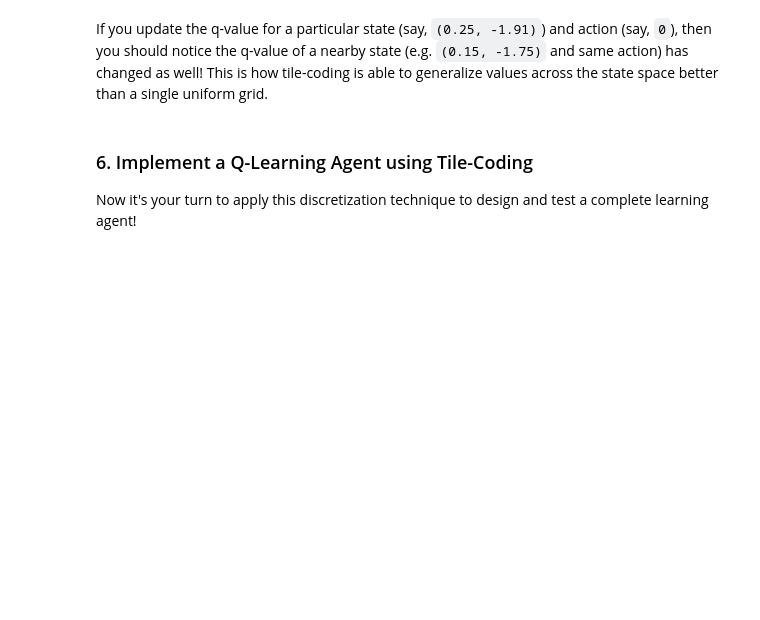
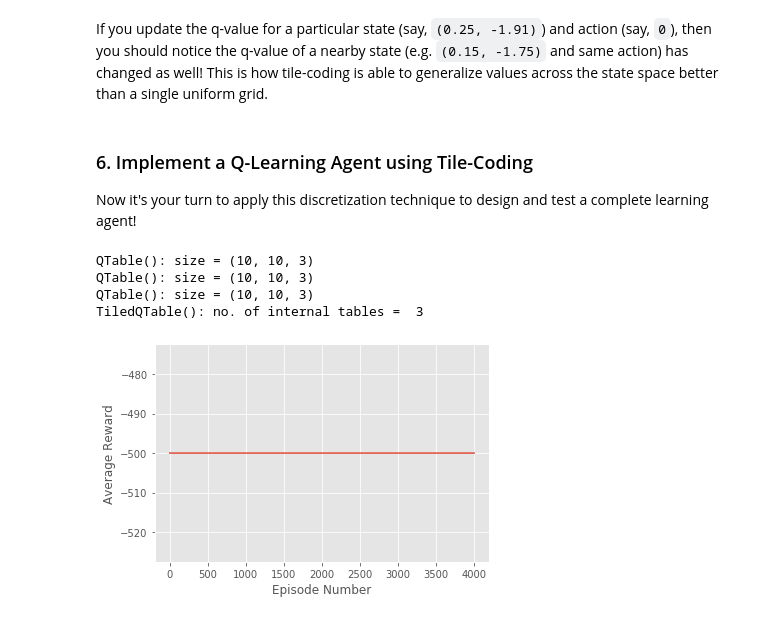
Before and after one commit to BAlmeidaS/reinforcement-learning-studies, a Jupyter notebook: acrobot/Tile_Coding.ipynb, the cells around one changed output. Cells and saved outputs as stored; diff of their text form; code cells hidden in the pictures; blank space fills up the shorter version.

Commit message:
first agent to solve acrobot, have no success until now =/

```diff
--- a/acrobot/Tile_Coding.ipynb
+++ b/acrobot/Tile_Coding.ipynb
@@ -383,3 +383,81 @@ If you update the q-value for a particular state (say, `(0.25, -1.91)`) and acti
 ### 6. Implement a Q-Learning Agent using Tile-Coding
 
 Now it's your turn to apply this discretization technique to design and test a complete learning agent!
+# %%
+import numpy as np
+from time import sleep
+
+class Agent:
+    def __init__(self, env, tilling_specs):
+        self.actions = env.action_space.n
+        self.q_table = TiledQTable(env.observation_space.low,
+                                   env.observation_space.high,
+                                   tiling_specs,
+                                   self.actions)
+
+    def get_action(self, state, epsilon):
+        do_exploration = np.random.uniform(0, 1) < epsilon
+        if do_exploration:
+            return np.random.randint(0, self.actions)
+        else:
+            return np.argmax([self.q_table.get(state, a) for a in range(self.actions)])
+
+
+    def update_action(self, state, action, value):
+        self.q_table.update(state, action, value, alpha=0.1)
+# %%
+from collections import deque
+from tqdm import trange
+
+
+
+tiling_specs = [((10, 10), (-0.066, -0.33)),
+                ((10, 10), (0.0, 0.0)),
+                ((10, 10), (0.066, 0.33))]
+
+agent = Agent(env, tiling_specs)
+
+num_episodes = 2000
+
+rewards = deque(maxlen=num_episodes)
+
+try:
+    for i in trange(num_episodes):
+        state = env.reset()
+
+
+        e = 1/(10*i + 1)
+
+        total_reward = 0
+
+        done = False
+
+        while not done:
+#             env.render()
+
+            action = agent.get_action(state, e)
+
+            state, reward, done, _ = env.step(action)
+            agent.update_action(state, action, reward)
+
+            total_reward += reward
+
+        rewards.append(total_reward)
+
+finally:
+    env.close()
+# %% [output]
+QTable(): size = (10, 10, 3)
+QTable(): size = (10, 10, 3)
+QTable(): size = (10, 10, 3)
+TiledQTable(): no. of internal tables =  3
+# %%
+from matplotlib import pyplot as plt
+
+plt.plot(np.linspace(0, 4000, len(rewards), endpoint=False),
+         np.asarray(rewards))
+plt.ylabel('Average Reward')
+plt.xlabel('Episode Number')
+plt.show()
+# %% [output]
+[figure, added]
```
